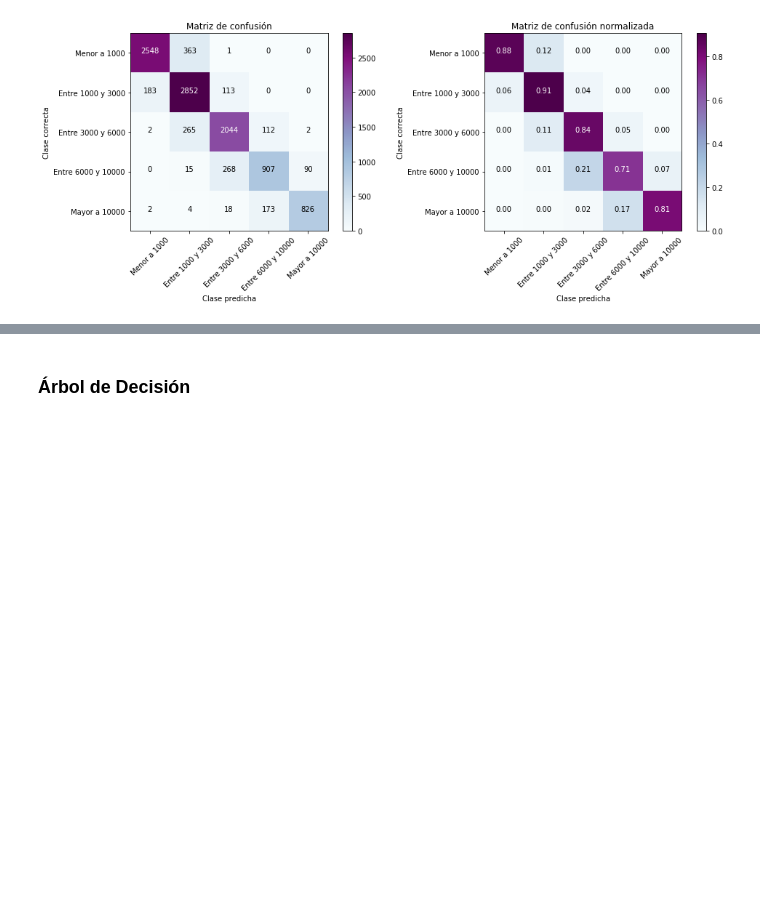
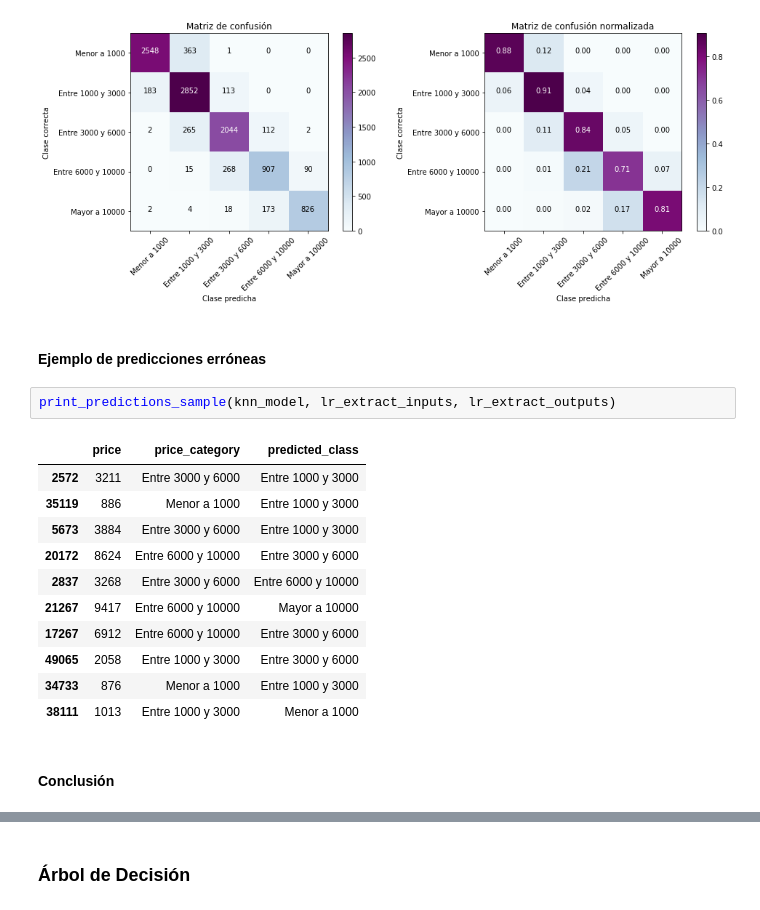
Before and after one commit to alebarsotti/machine_learning_2018, a Jupyter notebook: tp2_experimentation.ipynb, the cells around one changed output, grey strips where cells are left out. Drawn from its saved outputs; the diff is of its cells as text; blank space fills up the shorter version.

```diff
--- a/tp2_experimentation.ipynb
+++ b/tp2_experimentation.ipynb
@@ -248,3 +289,21 @@ Accuracy: 0.85067
 Precision: 0.84875
 Recall: 0.82798
 [figure]
+# %% [markdown]
+#### Ejemplo de predicciones erróneas
+# %%
+print_predictions_sample(knn_model, lr_extract_inputs, lr_extract_outputs)
+# %% [output]
+|  | price | price_category | predicted_class |
+| 2572 | 3211 | Entre 3000 y 6000 | Entre 1000 y 3000 |
+| 35119 | 886 | Menor a 1000 | Entre 1000 y 3000 |
+| 5673 | 3884 | Entre 3000 y 6000 | Entre 1000 y 3000 |
+| 20172 | 8624 | Entre 6000 y 10000 | Entre 3000 y 6000 |
+| 2837 | 3268 | Entre 3000 y 6000 | Entre 6000 y 10000 |
+| 21267 | 9417 | Entre 6000 y 10000 | Mayor a 10000 |
+| 17267 | 6912 | Entre 6000 y 10000 | Entre 3000 y 6000 |
+| 49065 | 2058 | Entre 1000 y 3000 | Entre 3000 y 6000 |
+| 34733 | 876 | Menor a 1000 | Entre 1000 y 3000 |
+| 38111 | 1013 | Entre 1000 y 3000 | Menor a 1000 |
+# %% [markdown]
+#### Conclusión
```
Also changed, not shown: parts of 43 cells of this notebook.
